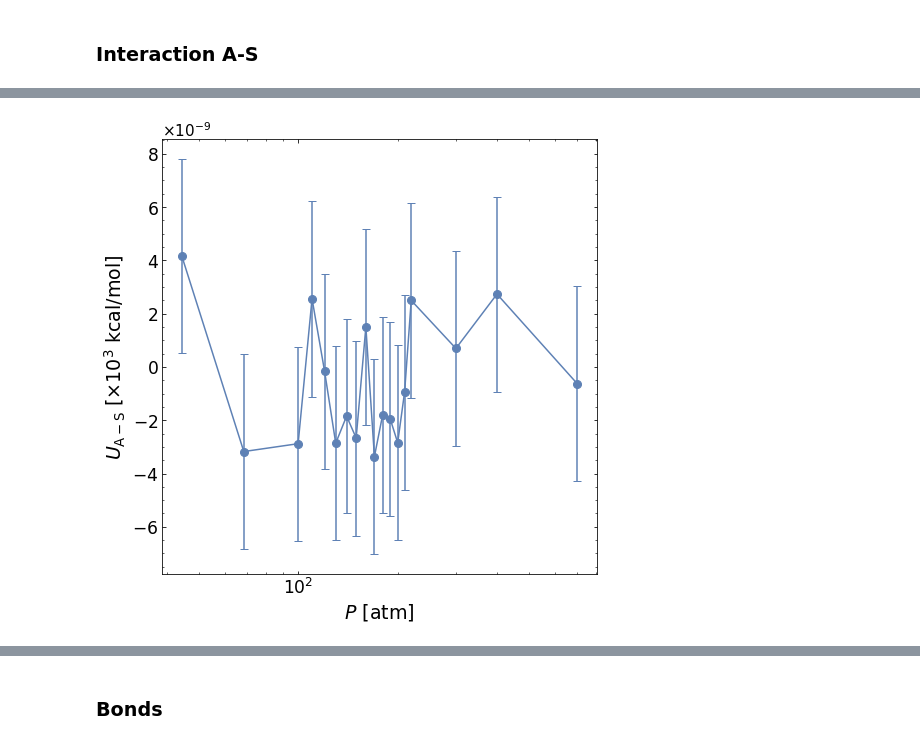
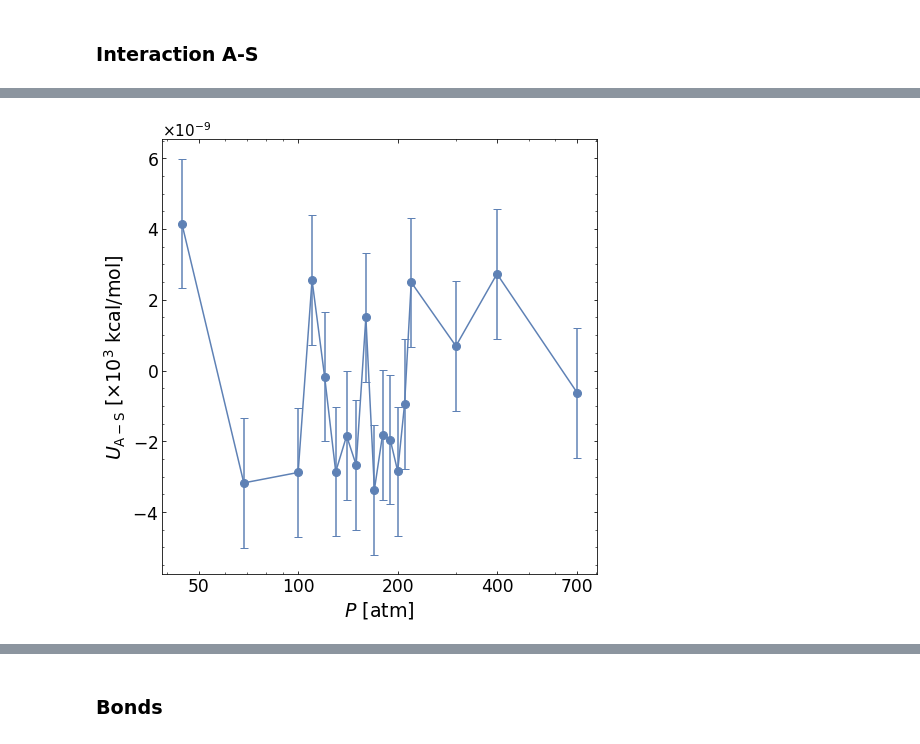
Before and after one commit to profesorperez/asphaltene_depressurization, a Jupyter notebook: asphaltene_energy_contributions.ipynb, the cells around one changed output, grey strips where cells are left out. Saved outputs shown, nothing was run; the diff lists cells and outputs as text; code cells hidden in the pictures.

```diff
--- a/asphaltene_energy_contributions.ipynb
+++ b/asphaltene_energy_contributions.ipynb
@@ -279,7 +284,7 @@ vdwc_err = np.zeros(len(pressure))
 for i in range(npress):
   aux = vdw_vec[i] - tail_vec[i]
   vdwc_mean[i] = np.mean(aux)
-  vdwc_err[i] = 2*np.std(aux)/np.sqrt(len(aux))
+  vdwc_err[i] = np.std(aux)/np.sqrt(len(aux))
 # %%
 plt.figure(figsize=(8,8))
 plt.gca().set_prop_cycle(color=colors)
@@ -330,7 +335,7 @@ pe_err = np.zeros(len(pressure))
 
 for i in range(npress):
   pe_mean[i] = np.mean(peA_vec[i])
-  pe_err[i] = 2*np.std(peA_vec[i])/np.sqrt(len(peA_vec[i]))
+  pe_err[i] = np.std(peA_vec[i])/np.sqrt(len(peA_vec[i]))
 # %%
 plt.figure(figsize=(8,8))
 plt.gca().set_prop_cycle(color=colors)
@@ -354,7 +359,7 @@ aa_err = np.zeros(len(pressure))
 
 for i in range(npress):
   aa_mean[i] = np.mean(pairAA_vec[i])
-  aa_err[i] = 2*np.std(pairAA_vec[i])/np.sqrt(len(pairAA_vec[i]))
+  aa_err[i] = np.std(pairAA_vec[i])/np.sqrt(len(pairAA_vec[i]))
 # %%
 plt.figure(figsize=(8,8))
 plt.gca().set_prop_cycle(color=colors)
@@ -378,7 +383,7 @@ as_err = np.zeros(len(pressure))
 
 for i in range(npress):
   as_mean[i] = np.mean(pairAS_vec[i])
-  as_err[i] = 2*np.std(pairAS_vec[i])/np.sqrt(len(pairAS_vec[i]))
+  as_err[i] = np.std(pairAS_vec[i])/np.sqrt(len(pairAS_vec[i]))
 # %%
 plt.figure(figsize=(8,8))
 plt.gca().set_prop_cycle(color=colors)
@@ -398,20 +403,23 @@ plt.show()
 # %%
 plt.figure(figsize=(8,8))
 plt.gca().set_prop_cycle(color=colors)
 plt.errorbar(pressure, as_mean, yerr = as_err, capsize=4, fmt = '-o', markersize=8)
 plt.minorticks_on()
 plt.tick_params(which='both', labelsize=0.9*ft, direction="in", right=True, top=True)
 plt.ylabel(r'$U_\mathrm{A-S} \ [\times 10^3 \ \mathrm{kcal/mol}]$', fontsize=ft)
 plt.xlabel(r'$P \ [\mathrm{atm}]$', fontsize=ft)
 plt.gca().set_xscale('log')
+plt.gca().set_xticks([50,100,200,400,700])
+plt.gca().set_xticklabels(['50','100','200','400','700'])
+plt.gca().yaxis.offsetText.set_fontsize(0.85*ft)
 plt.gca().yaxis.offsetText.set_fontsize(0.8*ft)
 plt.gca().xaxis.get_major_formatter()._usetex = True
 plt.gca().yaxis.get_major_formatter()._usetex = True
 plt.gca().set_box_aspect(1)
-# plt.savefig('./plots/asp_solv-lognormal.png', dpi=150)
+# plt.savefig('../plots/asp_sol-lognormal.png', dpi=300, transparent=True, bbox_inches='tight')
 plt.show()
 # %% [output]
-[figure, old version]
+[figure, new version]
 # %%
 as2_mean = np.zeros(len(pressure))
 as2_err = np.zeros(len(pressure))
```
Also changed, not shown: parts of 54 cells of this notebook.
